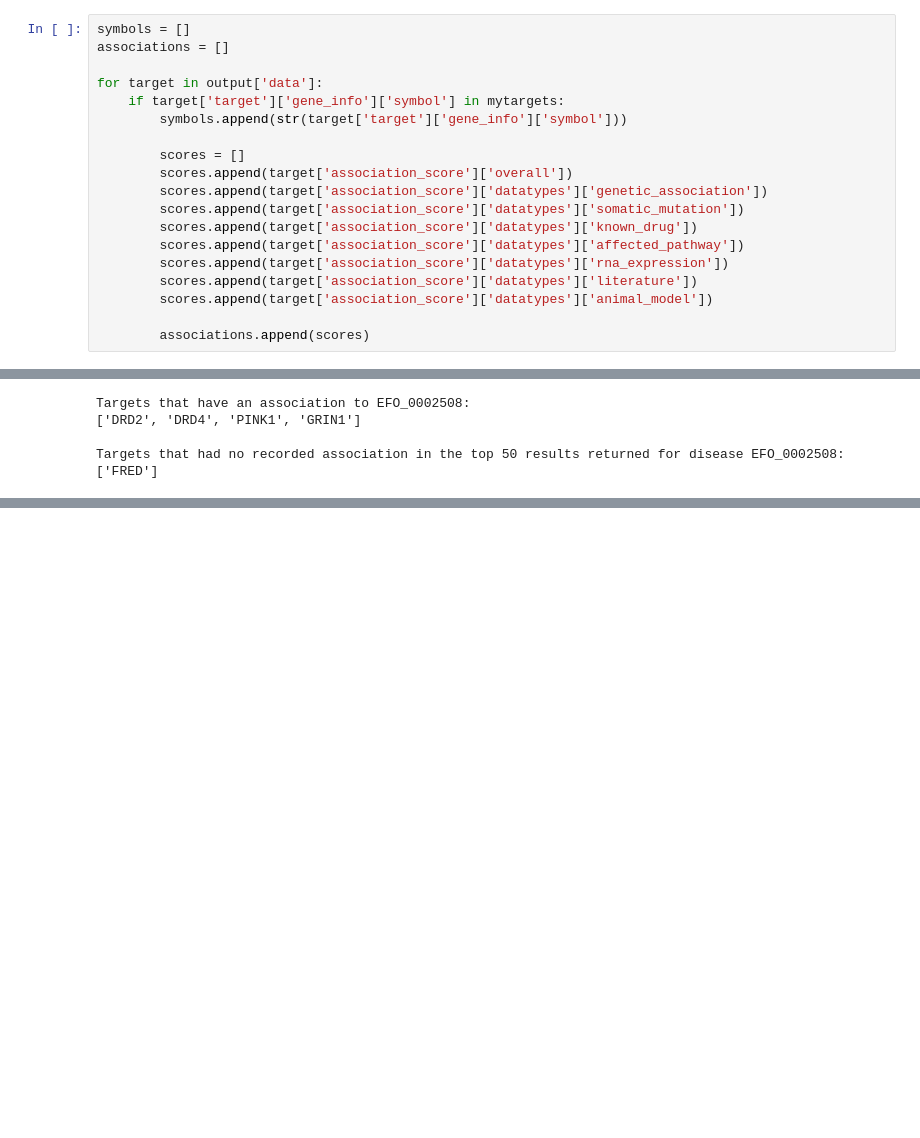
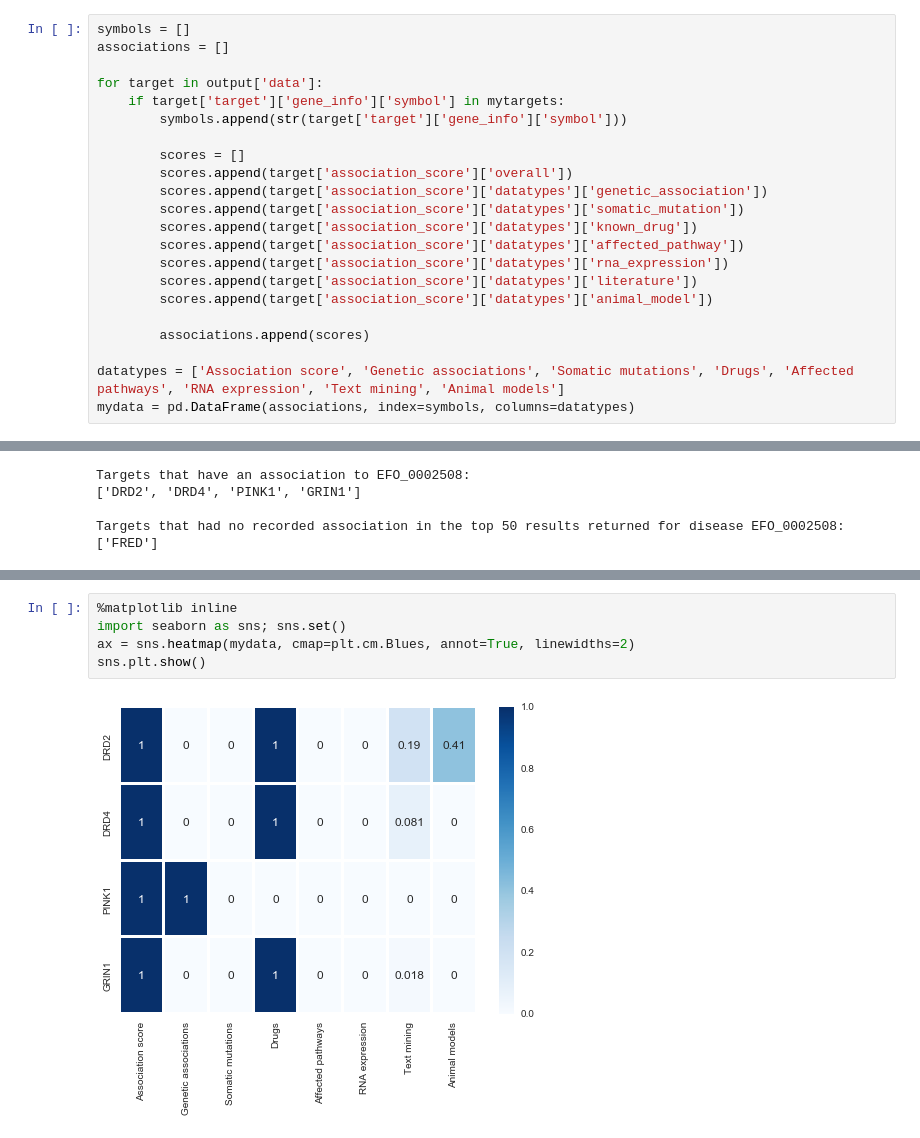
Before and after one commit to theoplatt/jupyter, a Jupyter notebook: disease.ipynb, the cells around one changed output, grey strips where cells are left out. Cells and saved outputs as stored; diff of their text form; blank space fills up the shorter version.

```diff
--- a/disease.ipynb
+++ b/disease.ipynb
@@ -43,6 +45,9 @@ for target in output['data']:
         scores.append(target['association_score']['datatypes']['animal_model'])
 
         associations.append(scores)
+
+datatypes = ['Association score', 'Genetic associations', 'Somatic mutations', 'Drugs', 'Affected pathways', 'RNA expression', 'Text mining', 'Animal models']
+mydata = pd.DataFrame(associations, index=symbols, columns=datatypes)
 # %%
 print "Targets that have an association to " + disease + ":"
 print symbols
@@ -96,0 +106,7 @@ plt.show()
+# %%
+%matplotlib inline
+import seaborn as sns; sns.set()
+ax = sns.heatmap(mydata, cmap=plt.cm.Blues, annot=True, linewidths=2)
+sns.plt.show()
+# %% [output]
+[figure, added]
```
Also changed, not shown: parts of 3 cells of this notebook.
